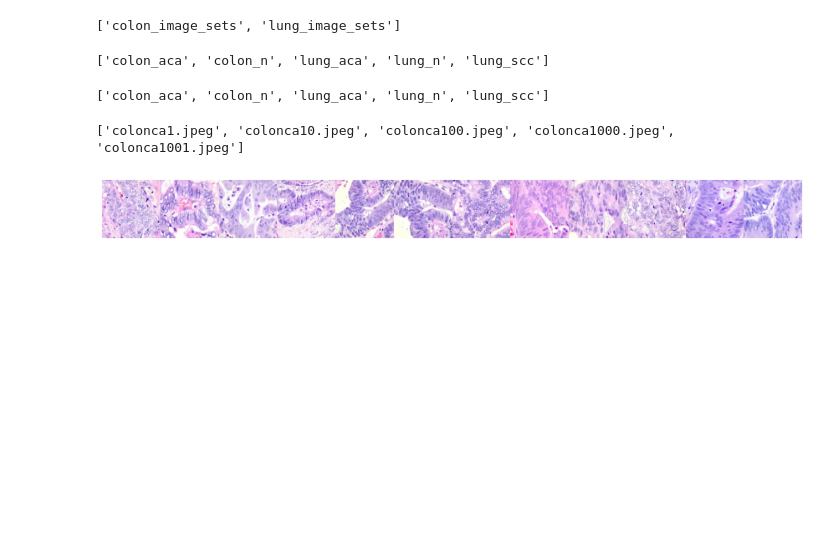
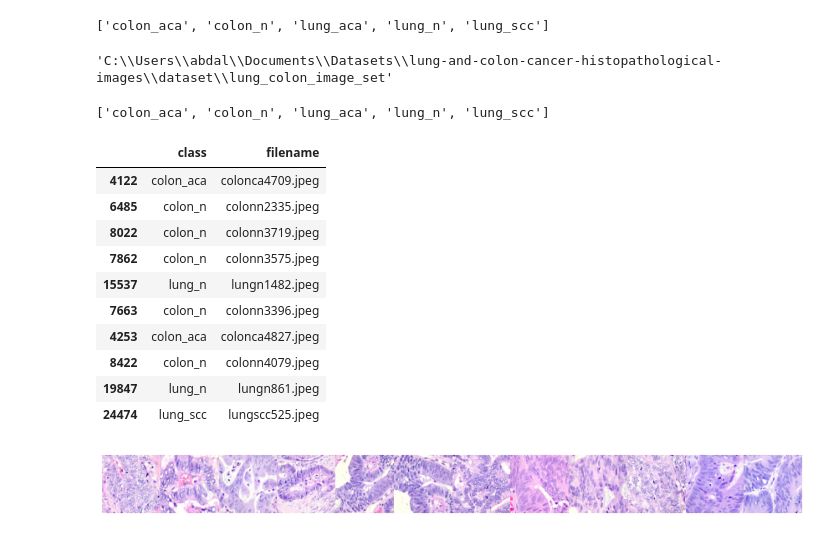
Before and after one commit to abdalrhmanu/lung-and-colon-cancer-histopathological-images, a Jupyter notebook: EDA.ipynb, the cells around one changed output. Saved outputs shown, nothing was run; the diff lists cells and outputs as text; code cells hidden in the pictures; blank space fills up the shorter version.

```diff
--- a/EDA.ipynb
+++ b/EDA.ipynb
@@ -12,26 +22,47 @@ plt.subplots_adjust(wspace=0, hspace=0)
 # %%
-os.listdir('./lung_colon_image_set')
+os.listdir('./dataset/lung_colon_image_set')
 # %% [output]
-['colon_image_sets', 'lung_image_sets']
+['colon_aca', 'colon_n', 'lung_aca', 'lung_n', 'lung_scc']
 # %%
-dataset_path = os.path.join(os.getcwd(), 'lung_colon_image_set')
-label_path = []
-labels = []
+dataset_path = os.path.join(os.getcwd(), 'dataset', 'lung_colon_image_set')
+dataset_path
+# %% [output]
+'C:\\Users\\abdal\\Documents\\Datasets\\lung-and-colon-cancer-histopathological-images\\dataset\\lung_colon_image_set'
 # %%
-for subdir, dirs, files in os.walk(path):
+# Grouping dirs and labels
+label_path = []
+labels = []
+
+for subdir, dirs, files in os.walk(dataset_path):
     for d in dirs:
         label_path.append(os.path.join(dataset_path, d))
         labels.append(d)
-# %% [output]
-['colon_aca', 'colon_n', 'lung_aca', 'lung_n', 'lung_scc']
 # %%
 labels
 # %% [output]
 ['colon_aca', 'colon_n', 'lung_aca', 'lung_n', 'lung_scc']
-# %%
-print(os.listdir(label_path[0])[:5])
-# %% [output]
-['colonca1.jpeg', 'colonca10.jpeg', 'colonca100.jpeg', 'colonca1000.jpeg', 'colonca1001.jpeg']
+# %%
+# create a df, will make things more easier
+DATASET = []
+for idx, object in enumerate(labels):
+            class_path = os.path.join(dataset_path, str(object))
+            for img in os.listdir(class_path):
+                DATASET.append((object, img))
+
+dataset_df = pd.DataFrame(DATASET, columns=['class', 'filename'])
+dataset_df.sample(10)
+# %% [output]
+|  | class | filename |
+| 4122 | colon_aca | colonca4709.jpeg |
+| 6485 | colon_n | colonn2335.jpeg |
+| 8022 | colon_n | colonn3719.jpeg |
+| 7862 | colon_n | colonn3575.jpeg |
+| 15537 | lung_n | lungn1482.jpeg |
+| 7663 | colon_n | colonn3396.jpeg |
+| 4253 | colon_aca | colonca4827.jpeg |
+| 8422 | colon_n | colonn4079.jpeg |
+| 19847 | lung_n | lungn861.jpeg |
+| 24474 | lung_scc | lungscc525.jpeg |
 # %%
 """
 fig, ax = plt.subplots(nrows, ncols, figsize=(15, 6))
```
Also changed, not shown: parts of 4 cells of this notebook, 3 other files.
